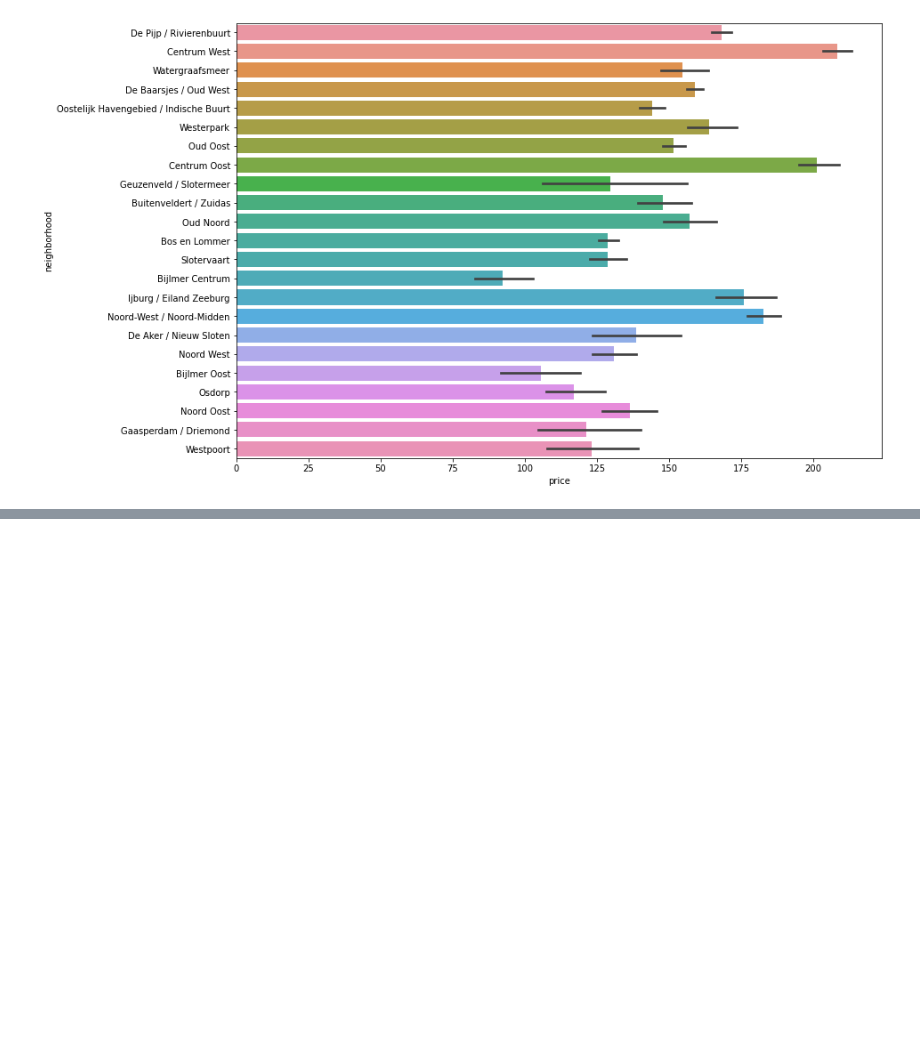
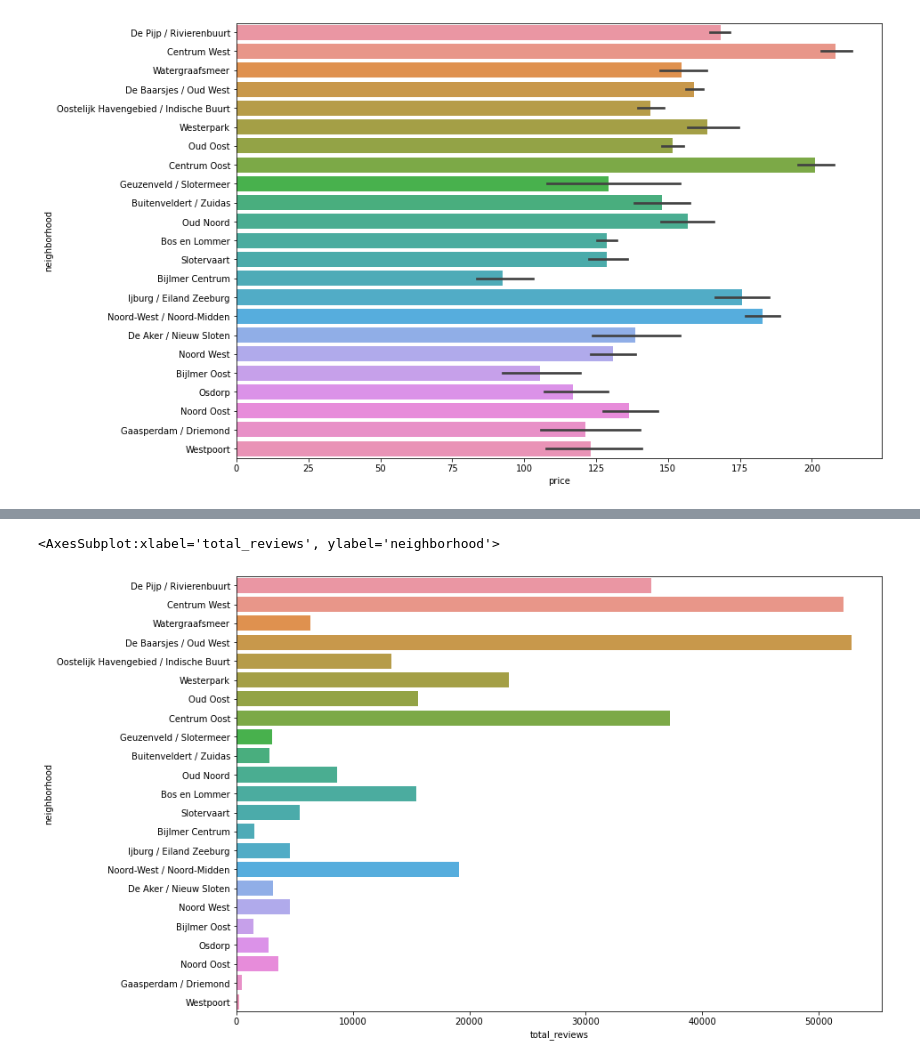
Before and after one commit to Ikshit-67/EDA_Git, a Jupyter notebook: Airbnb_x/airanalysis.ipynb, the cells around one changed output, grey strips where cells are left out. Cells and saved outputs as stored; diff of their text form; code cells hidden in the pictures; blank space fills up the shorter version.

```diff
--- a/Airbnb_x/airanalysis.ipynb
+++ b/Airbnb_x/airanalysis.ipynb
@@ -17,2 +24,3 @@ df.head()
 # %%
-df = df.drop(columns = ['survey_id', 'country', 'city', 'borough', 'bathrooms', 'minstay', 'last_modified'])
+df = df.drop(columns = ['survey_id', 'country', 'city', 'borough', 'bathrooms', 'minstay', 'last_modified', 'location'])
+df.head()
@@ -82,0 +58,9 @@ Centrum_west['reviews'].sum()
+# %%
+neighborhood_list = df['neighborhood'].unique()
+group_by_neighborhood = df.groupby('neighborhood')
+total_reviews_list = []
+for i in neighborhood_list:
+    neighborhood = group_by_neighborhood.get_group(i)
+    total_reviews = neighborhood['reviews'].sum()
+    total_reviews_list.append(total_reviews)
+    print(i,":",total_reviews)
@@ -82,0 +85,8 @@ Centrum_west['reviews'].sum()
+# %%
+data = {"neighborhood" : neighborhood_list, "total_reviews" : total_reviews_list}
+reviews_df = pd.DataFrame(data)
+fig, ax = plt.subplots(figsize=(13, 9))
+sns.barplot(data = reviews_df, y = "neighborhood", x = "total_reviews", ax = ax, orient = "h")
+# %% [output]
+<AxesSubplot:xlabel='total_reviews', ylabel='neighborhood'>
+[figure, added]
```
Also changed, not shown: parts of 19 cells of this notebook.
